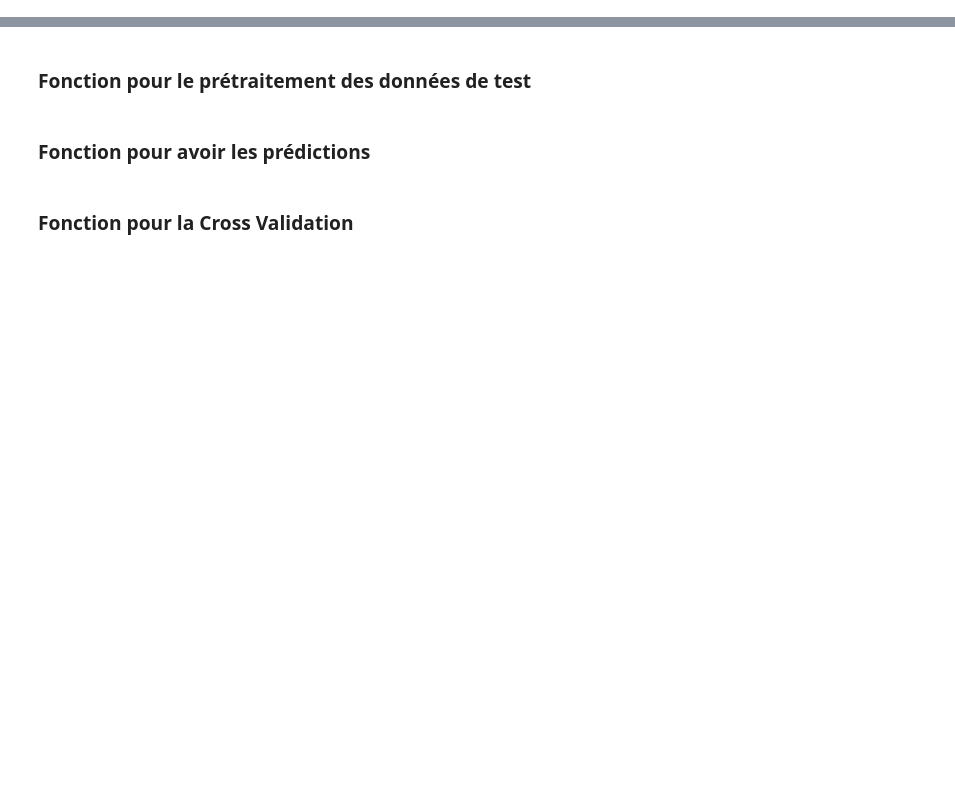
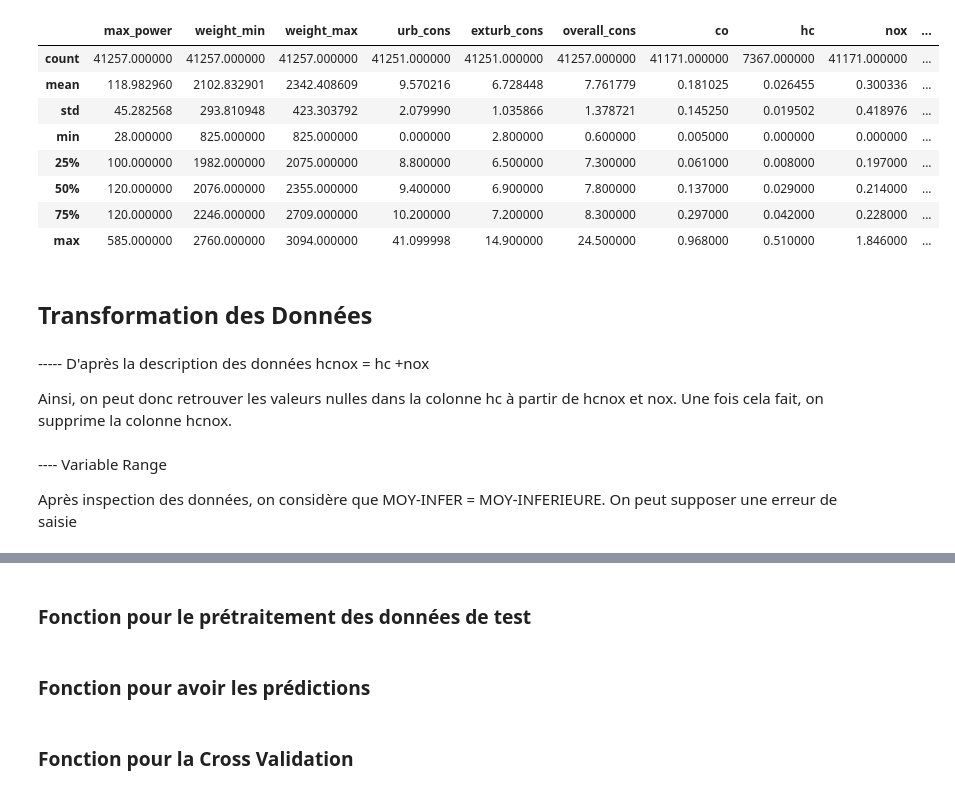
Before and after one commit to swordfatih/INSA-ML, a Jupyter notebook: regression/regression_xgboost.ipynb, the cells around one changed output, grey strips where cells are left out. Drawn from its saved outputs; the diff is of its cells as text; code cells hidden in the pictures; blank space fills up the shorter version.

```diff
--- a/regression/regression_xgboost.ipynb
+++ b/regression/regression_xgboost.ipynb
@@ -24,0 +44,3 @@ Name: count, dtype: int64
+# %%
+df_train = pd.read_csv("dataset/train.csv")
+df_test = pd.read_csv("dataset/test.csv")
@@ -24,0 +49,3 @@ Name: count, dtype: int64
+# %%
+target_name = "co2"
+target, data = df_train[target_name] , df_train.drop(columns=[target_name,"id"])   #On sépare la colonne target des autres colonnes
@@ -24,0 +89,18 @@ Name: count, dtype: int64
+# %%
+data.describe()
+# %% [output]
+|  | max_power | weight_min | weight_max | urb_cons | exturb_cons | overall_cons | co | hc | nox | ... |
+| count | 41257.000000 | 41257.000000 | 41257.000000 | 41251.000000 | 41251.000000 | 41257.000000 | 41171.000000 | 7367.000000 | 41171.000000 | ... |
+| mean | 118.982960 | 2102.832901 | 2342.408609 | 9.570216 | 6.728448 | 7.761779 | 0.181025 | 0.026455 | 0.300336 | ... |
+| std | 45.282568 | 293.810948 | 423.303792 | 2.079990 | 1.035866 | 1.378721 | 0.145250 | 0.019502 | 0.418976 | ... |
+| min | 28.000000 | 825.000000 | 825.000000 | 0.000000 | 2.800000 | 0.600000 | 0.005000 | 0.000000 | 0.000000 | ... |
+| 25% | 100.000000 | 1982.000000 | 2075.000000 | 8.800000 | 6.500000 | 7.300000 | 0.061000 | 0.008000 | 0.197000 | ... |
+| 50% | 120.000000 | 2076.000000 | 2355.000000 | 9.400000 | 6.900000 | 7.800000 | 0.137000 | 0.029000 | 0.214000 | ... |
+| 75% | 120.000000 | 2246.000000 | 2709.000000 | 10.200000 | 7.200000 | 8.300000 | 0.297000 | 0.042000 | 0.228000 | ... |
+| max | 585.000000 | 2760.000000 | 3094.000000 | 41.099998 | 14.900000 | 24.500000 | 0.968000 | 0.510000 | 1.846000 | ... |
+# %% [markdown]
+## Transformation des Données
+# %% [markdown]
+----- D'après la description des données hcnox = hc +nox
+
+Ainsi, on peut donc retrouver les valeurs nulles dans la colonne hc à partir de hcnox et nox. Une fois cela fait, on supprime la colonne hcnox.
@@ -24,0 +115,4 @@ Name: count, dtype: int64
+# %% [markdown]
+---- Variable Range
+
+Après inspection des données, on considère que MOY-INFER = MOY-INFERIEURE. On peut supposer une erreur de saisie
```
Also changed, not shown: parts of 65 cells of this notebook.
